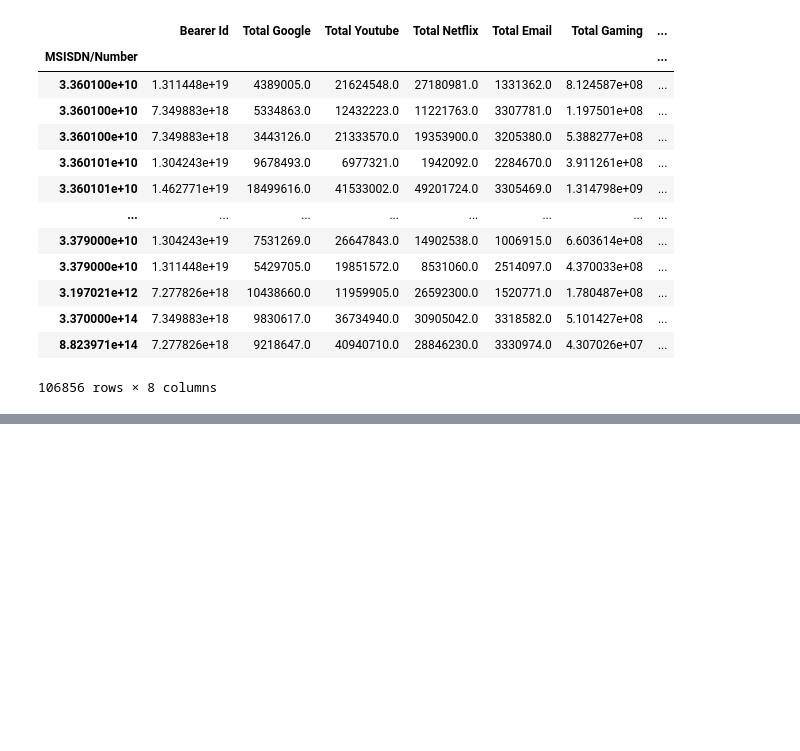
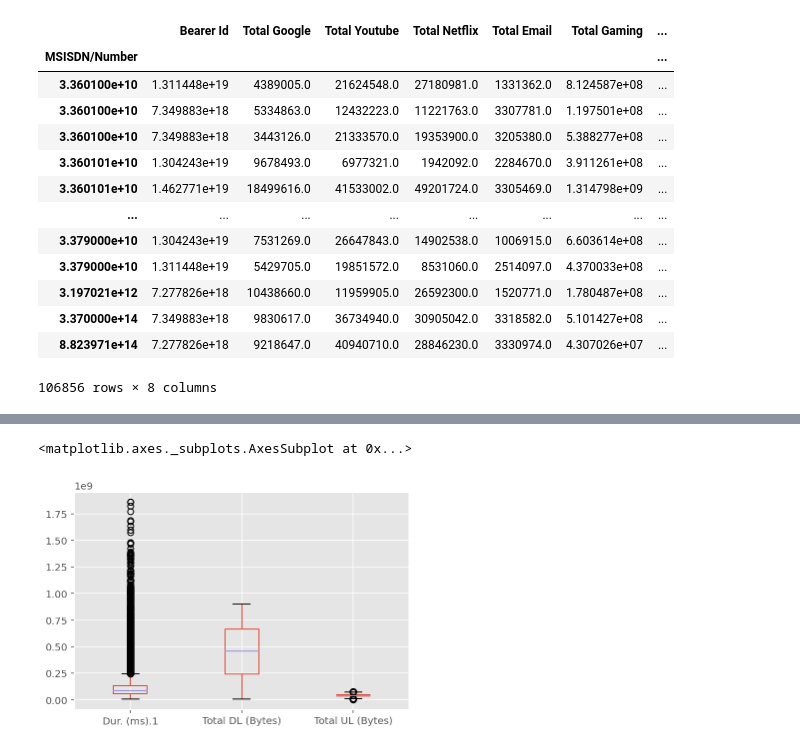
Before and after one commit to bezawitalemyimer/10xAc, a Jupyter notebook: week1/notebooks/data_source_csv.ipynb, the cells around one changed output, grey strips where cells are left out. Drawn from its saved outputs; the diff is of its cells as text; code cells hidden in the pictures; blank space fills up the shorter version.

```diff
--- a/week1/notebooks/data_source_csv.ipynb
+++ b/week1/notebooks/data_source_csv.ipynb
@@ -483,0 +501,5 @@ app_data.groupby(["MSISDN/Number"]).agg('sum')
+# %%
+#filling the null values with the mean of the column
+data["Total DL (Bytes)"].fillna(data["Total DL (Bytes)"].mean(), inplace = True)
+data["Total UL (Bytes)"].fillna(data["Total UL (Bytes)"].mean(), inplace = True)
+data["Dur. (ms).1"].fillna(data["Dur. (ms).1"].mean(), inplace = True)
@@ -483,0 +540,6 @@ app_data.groupby(["MSISDN/Number"]).agg('sum')
+# %%
+#looking for the outliers
+data.boxplot(column=['Dur. (ms).1', "Total DL (Bytes)","Total UL (Bytes)"])
+# %% [output]
+<matplotlib.axes._subplots.AxesSubplot at 0x...>
+[figure, added]
```
Also changed, not shown: parts of 5 cells of this notebook.
